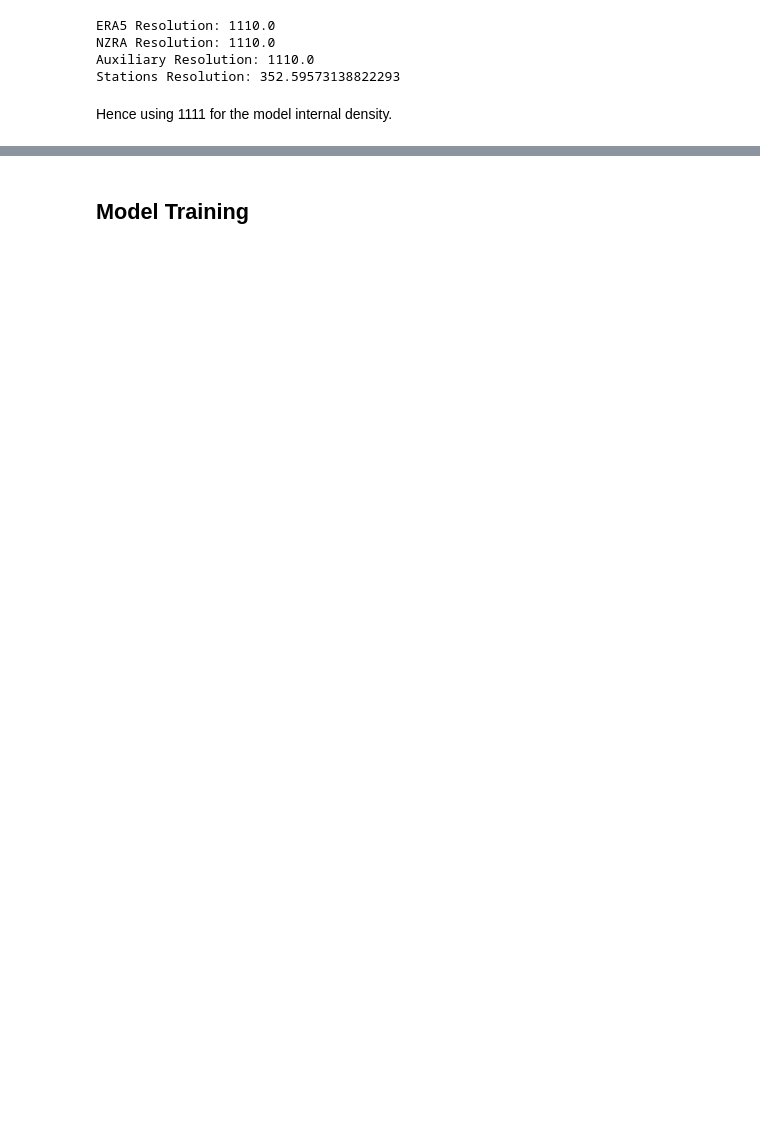
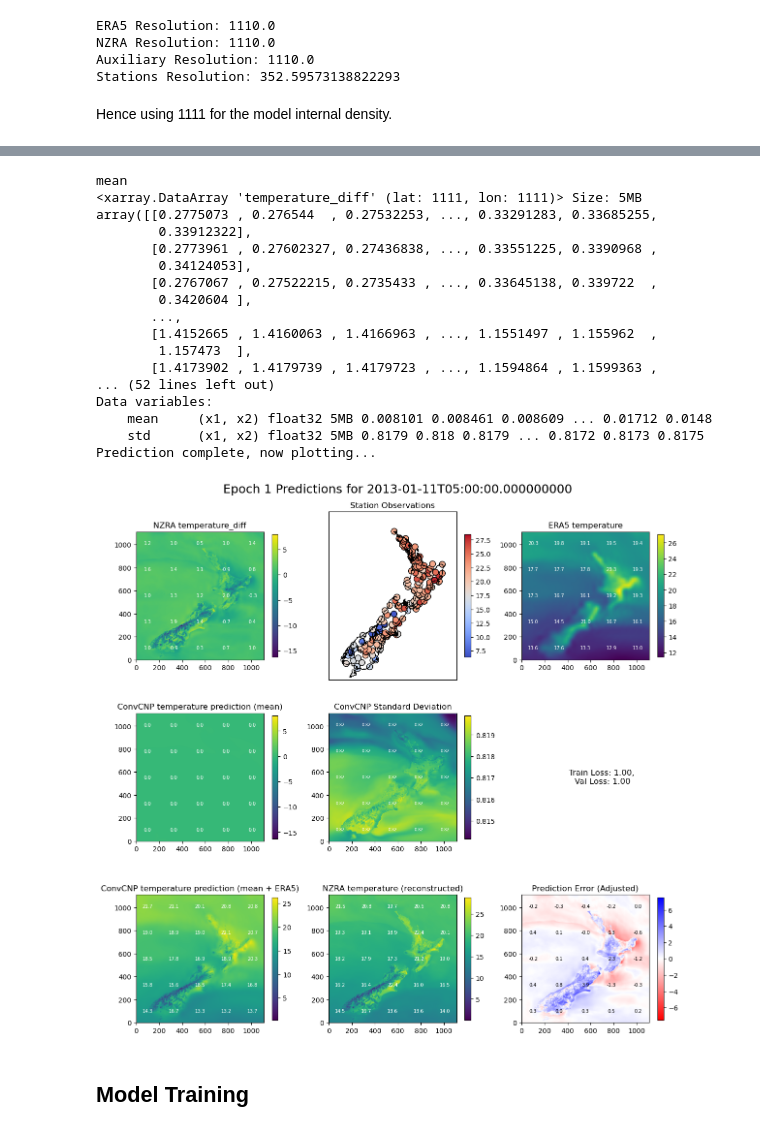
Before and after one commit to LennoxC/convcnp-assim-nz, a Jupyter notebook: notebooks/experiment5/experiment5_nzra_diff.ipynb, the cells around one changed output, grey strips where cells are left out. Saved outputs shown, nothing was run; the diff lists cells and outputs as text; code cells hidden in the pictures; blank space fills up the shorter version.

```diff
--- a/notebooks/experiment5/experiment5_nzra_diff.ipynb
+++ b/notebooks/experiment5/experiment5_nzra_diff.ipynb
@@ -703,5 +725,7 @@ stations_era5 = stations_reset.merge(temp_df.reset_index(), how='left', left_on=
 # %%
 stations_era5['residual'] = stations_era5[TEMPERATURE] - stations_era5[f"{TEMPERATURE}_era5"]
 # %%
+era5_ds_with_target = era5_ds.copy()
+
 # drop era5 temperature now, as it won't be used in the model
 era5_ds = era5_ds.drop_vars(TEMPERATURE)
@@ -857,14 +883,14 @@ def generate_and_save_tasks(
             _ = h8_ds.sel(time=date)  # kept for future use
 
         # Process data
-        era5_proc, nzra_proc, stations_proc = data_processor(
-            [era5_date_ds, nzra_date_ds, stations_date_df]
+        era5_proc = data_processor(
+            era5_date_ds
         )
 
         # Build task loader
         task_loader = TaskLoader(
-            context=[stations_proc, era5_proc, ds_aux_coarse_processed],
-            target=nzra_proc,
+            context=[stations_date_df, era5_proc, ds_aux_coarse_processed],
+            target=nzra_date_ds,
             aux_at_targets=ds_aux_processed,
         )
 
@@ -910,8 +936,8 @@ if dataset_generation:
     generate_and_save_tasks(
         datetimes=train_datetimes,
         era5_ds=era5_ds,
-        nzra_ds=nzra_norm,
-        stations_resample=stations_norm,
+        nzra_ds=nzra_deepsensor,
+        stations_resample=stations_deepsensor,
         data_processor=data_processor,
         task_dir=train_dir,
         ds_aux_coarse_processed=ds_aux_coarse_processed,
@@ -928,8 +954,8 @@ if dataset_generation:
     generate_and_save_tasks(
         datetimes=val_datetimes,
         era5_ds=era5_ds,
-        nzra_ds=nzra_norm,
-        stations_resample=stations_norm,
+        nzra_ds=nzra_deepsensor,
+        stations_resample=stations_deepsensor,
         data_processor=data_processor,
         task_dir=val_dir,
         ds_aux_coarse_processed=ds_aux_coarse_processed,
@@ -967,6 +993,57 @@ plot_task.show()
 if not dev:
     tb_writer.add_figure(TB_EXAMPLE_TASK, plot_task.figure)
     tb_writer.flush()
+# %%
+"""train_date = train_datetimes[np.random.randint(0, len(train_datetimes))]
+val_date = val_datetimes[np.random.randint(0, len(val_datetimes))]
+
+# tasks are created on-the-fly here for prediction
+era5_train_date_ds = era5_ds.sel(time=train_date)
+era5_target_field = era5_ds_with_target.sel(time=train_date)[TEMPERATURE]
+nzra_train_date_ds = nzra_ds.sel(time=train_date)
+stations_train_date_df = stations_resample.loc[stations_resample.index.get_level_values('time') == train_date]
+
+era5_val_date_ds = era5_ds_with_target.sel(time=val_date)
+nzra_val_date_ds = nzra_ds.sel(time=val_date)
+stations_val_date_df = stations_resample.loc[stations_resample.index.get_level_values('time') == val_date]
+
+train_fig = return_sample_predictions(era5_train_date_ds,
+                                      era5_target_field,
+                                      None,
+                                      nzra_train_date_ds,
+                                      nzra_ds,
+                                      stations_train_date_df,
+                                      ds_aux_processed,
+                                      ds_aux_coarse_processed,
+                                      train_date,
+                                      data_processor,
+                                      0+1,
+                                      model,
+                                      mode="diff",
+                                      target=var,
+                                      custom_norm=normalizer,
+                                      subtitle_text=f"Train Loss: {1.00:.2f},\n Val Loss: {1.00:.2f}")
+
+train_fig.show()"""
+# %% [output]
+mean
+<xarray.DataArray 'temperature_diff' (lat: 1111, lon: 1111)> Size: 5MB
+array([[0.2775073 , 0.276544  , 0.27532253, ..., 0.33291283, 0.33685255,
+        0.33912322],
+       [0.2773961 , 0.27602327, 0.27436838, ..., 0.33551225, 0.3390968 ,
+        0.34124053],
+       [0.2767067 , 0.27522215, 0.2735433 , ..., 0.33645138, 0.339722  ,
+        0.3420604 ],
+       ...,
+       [1.4152665 , 1.4160063 , 1.4166963 , ..., 1.1551497 , 1.155962  ,
+        1.157473  ],
+       [1.4173902 , 1.4179739 , 1.4179723 , ..., 1.1594864 , 1.1599363 ,
+... (52 lines left out)
+Data variables:
+    mean     (x1, x2) float32 5MB 0.008101 0.008461 0.008609 ... 0.01712 0.0148
+    std      (x1, x2) float32 5MB 0.8179 0.818 0.8179 ... 0.8172 0.8173 0.8175
+Prediction complete, now plotting...
+[figure, added]
 # %% [markdown]
 ## Model Training
 # %%
```
Also changed, not shown: parts of 26 cells of this notebook, 4 other files.
